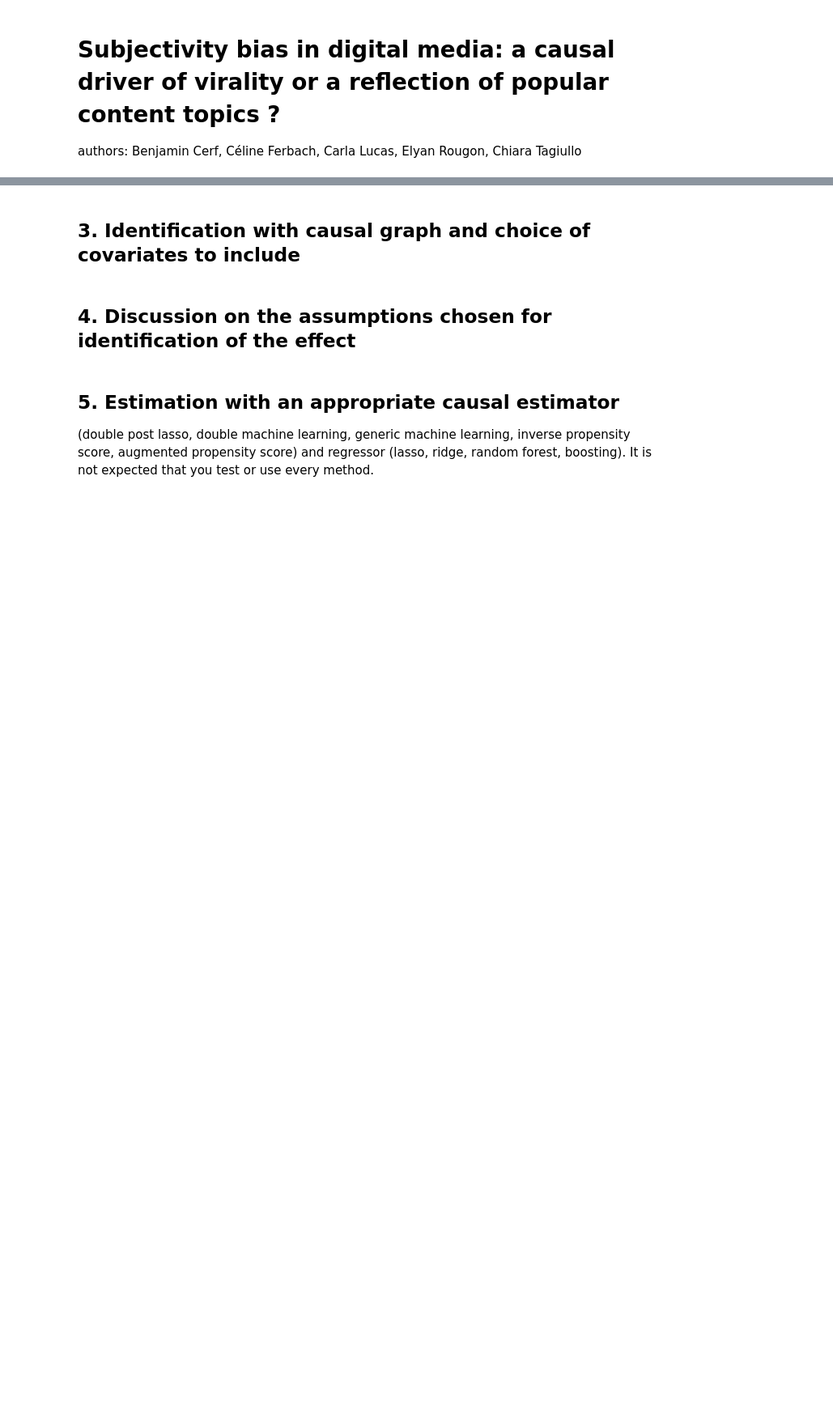
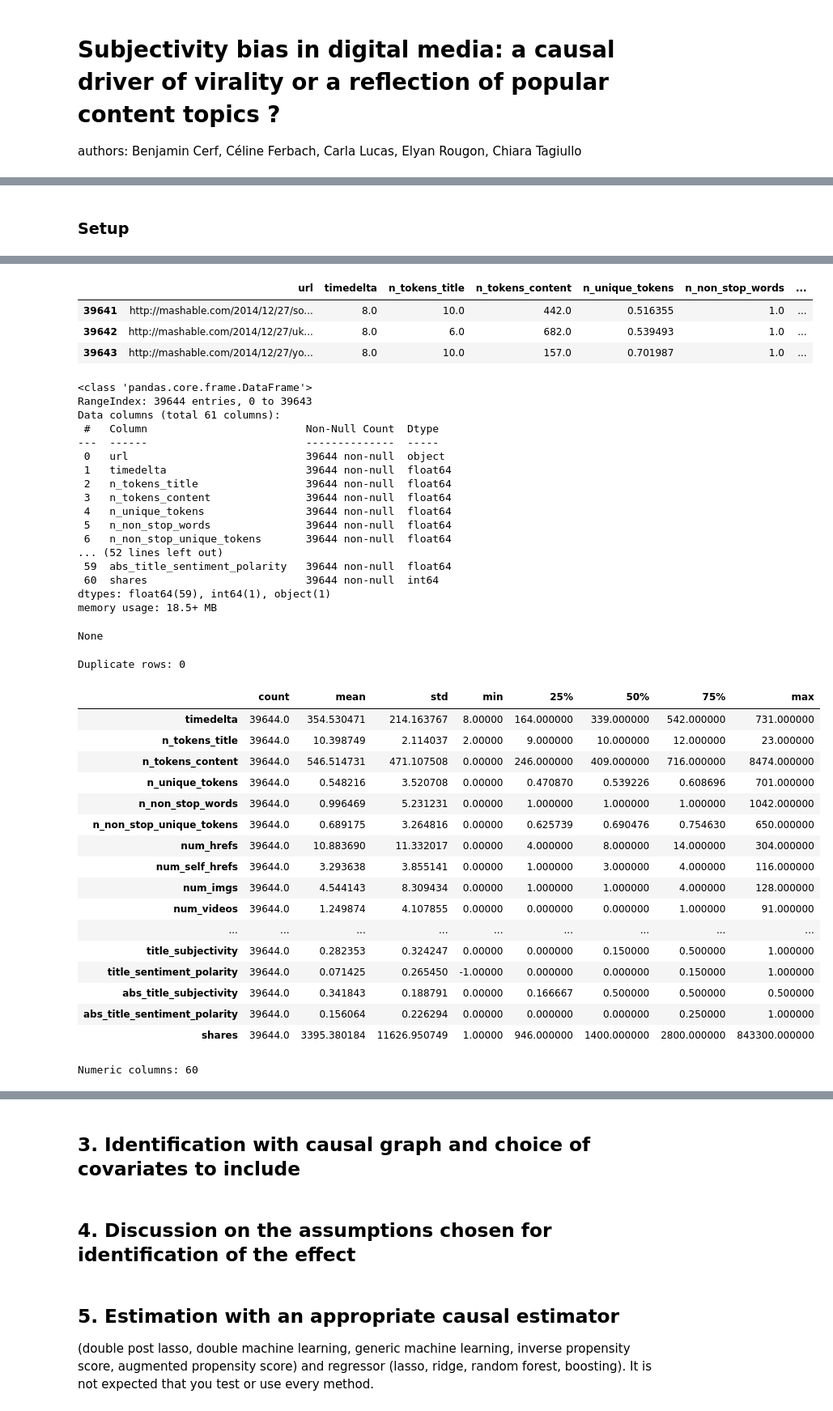
Before and after one commit to carlalucas/ml_for_econometrics, a Jupyter notebook: main.ipynb, the cells around one changed output, grey strips where cells are left out. Shown at 81% size. Cells and saved outputs as stored; diff of their text form; code cells hidden in the pictures; blank space fills up the shorter version.

```diff
--- a/main.ipynb
+++ b/main.ipynb
@@ -7,0 +8,39 @@ authors: Benjamin Cerf, Céline Ferbach, Carla Lucas, Elyan Rougon, Chiara Tagiu
+# %% [markdown]
+### Setup
+# %%
+# libraries
+import numpy as np
+import pandas as pd
+import matplotlib.pyplot as plt
+
+from pathlib import Path
+
+# seed
+SEED = 42
+rng = np.random.default_rng(SEED)
+
+pd.set_option("display.max_columns", 200)
+pd.set_option("display.width", 120)
+# %%
+# load data
+DATA_PATH = Path("data/OnlineNewsPopularity.csv")
+df = pd.read_csv(DATA_PATH)
+
+display(df.head(3))
+display(df.tail(3))
+
+# column cleanup
+df.columns = df.columns.str.strip()
+
+# check duplicates or missing
+display(df.info())
+print("Duplicate rows:", df.duplicated().sum())
+
+# summary statistics for numeric columns
+display(df.describe(include="number").T)
+
+# keep a list of numeric feature columns (not url)
+num_cols = df.select_dtypes(include=[np.number]).columns.tolist()
+num_cols = [c for c in num_cols if c not in ["log_shares"]]  # keep shares inside for some plots
+print("Numeric columns:", len(num_cols))
+# %% [output]
@@ -7,0 +51,41 @@ authors: Benjamin Cerf, Céline Ferbach, Carla Lucas, Elyan Rougon, Chiara Tagiu
+|  | url | timedelta | n_tokens_title | n_tokens_content | n_unique_tokens | n_non_stop_words | ... |
+| 39641 | http://mashable.com/2014/12/27/so... | 8.0 | 10.0 | 442.0 | 0.516355 | 1.0 | ... |
+| 39642 | http://mashable.com/2014/12/27/uk... | 8.0 | 6.0 | 682.0 | 0.539493 | 1.0 | ... |
+| 39643 | http://mashable.com/2014/12/27/yo... | 8.0 | 10.0 | 157.0 | 0.701987 | 1.0 | ... |
+<class 'pandas.core.frame.DataFrame'>
+RangeIndex: 39644 entries, 0 to 39643
+Data columns (total 61 columns):
+ #   Column                         Non-Null Count  Dtype
+---  ------                         --------------  -----
+ 0   url                            39644 non-null  object
+ 1   timedelta                      39644 non-null  float64
+ 2   n_tokens_title                 39644 non-null  float64
+ 3   n_tokens_content               39644 non-null  float64
+ 4   n_unique_tokens                39644 non-null  float64
+ 5   n_non_stop_words               39644 non-null  float64
+ 6   n_non_stop_unique_tokens       39644 non-null  float64
+... (52 lines left out)
+ 59  abs_title_sentiment_polarity   39644 non-null  float64
+ 60  shares                         39644 non-null  int64
+dtypes: float64(59), int64(1), object(1)
+memory usage: 18.5+ MB
+None
+Duplicate rows: 0
+|  | count | mean | std | min | 25% | 50% | 75% | max |
+| timedelta | 39644.0 | 354.530471 | 214.163767 | 8.00000 | 164.000000 | 339.000000 | 542.000000 | 731.000000 |
+| n_tokens_title | 39644.0 | 10.398749 | 2.114037 | 2.00000 | 9.000000 | 10.000000 | 12.000000 | 23.000000 |
+| n_tokens_content | 39644.0 | 546.514731 | 471.107508 | 0.00000 | 246.000000 | 409.000000 | 716.000000 | 8474.000000 |
+| n_unique_tokens | 39644.0 | 0.548216 | 3.520708 | 0.00000 | 0.470870 | 0.539226 | 0.608696 | 701.000000 |
+| n_non_stop_words | 39644.0 | 0.996469 | 5.231231 | 0.00000 | 1.000000 | 1.000000 | 1.000000 | 1042.000000 |
+| n_non_stop_unique_tokens | 39644.0 | 0.689175 | 3.264816 | 0.00000 | 0.625739 | 0.690476 | 0.754630 | 650.000000 |
+| num_hrefs | 39644.0 | 10.883690 | 11.332017 | 0.00000 | 4.000000 | 8.000000 | 14.000000 | 304.000000 |
+| num_self_hrefs | 39644.0 | 3.293638 | 3.855141 | 0.00000 | 1.000000 | 3.000000 | 4.000000 | 116.000000 |
+| num_imgs | 39644.0 | 4.544143 | 8.309434 | 0.00000 | 1.000000 | 1.000000 | 4.000000 | 128.000000 |
+| num_videos | 39644.0 | 1.249874 | 4.107855 | 0.00000 | 0.000000 | 0.000000 | 1.000000 | 91.000000 |
+| ... | ... | ... | ... | ... | ... | ... | ... | ... |
+| title_subjectivity | 39644.0 | 0.282353 | 0.324247 | 0.00000 | 0.000000 | 0.150000 | 0.500000 | 1.000000 |
+| title_sentiment_polarity | 39644.0 | 0.071425 | 0.265450 | -1.00000 | 0.000000 | 0.000000 | 0.150000 | 1.000000 |
+| abs_title_subjectivity | 39644.0 | 0.341843 | 0.188791 | 0.00000 | 0.166667 | 0.500000 | 0.500000 | 0.500000 |
+| abs_title_sentiment_polarity | 39644.0 | 0.156064 | 0.226294 | 0.00000 | 0.000000 | 0.000000 | 0.250000 | 1.000000 |
+| shares | 39644.0 | 3395.380184 | 11626.950749 | 1.00000 | 946.000000 | 1400.000000 | 2800.000000 | 843300.000000 |
+Numeric columns: 60
```
Also changed, not shown: parts of 6 cells of this notebook.
